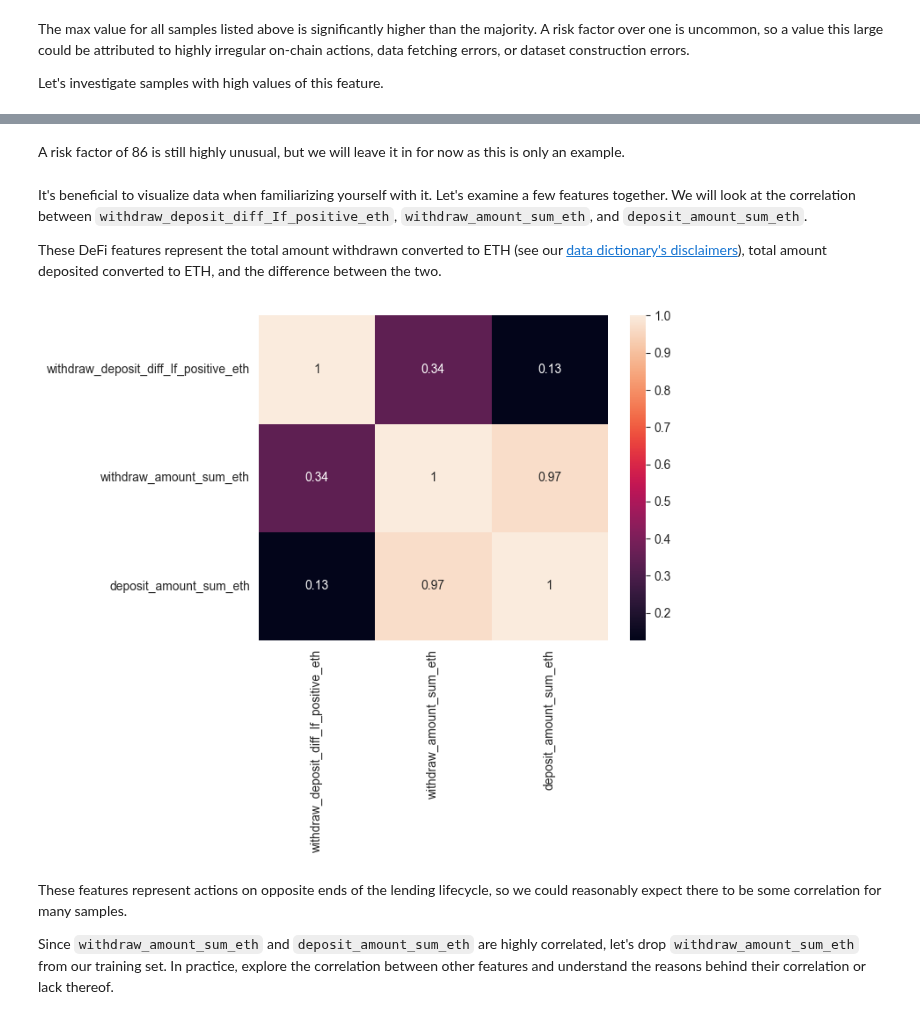
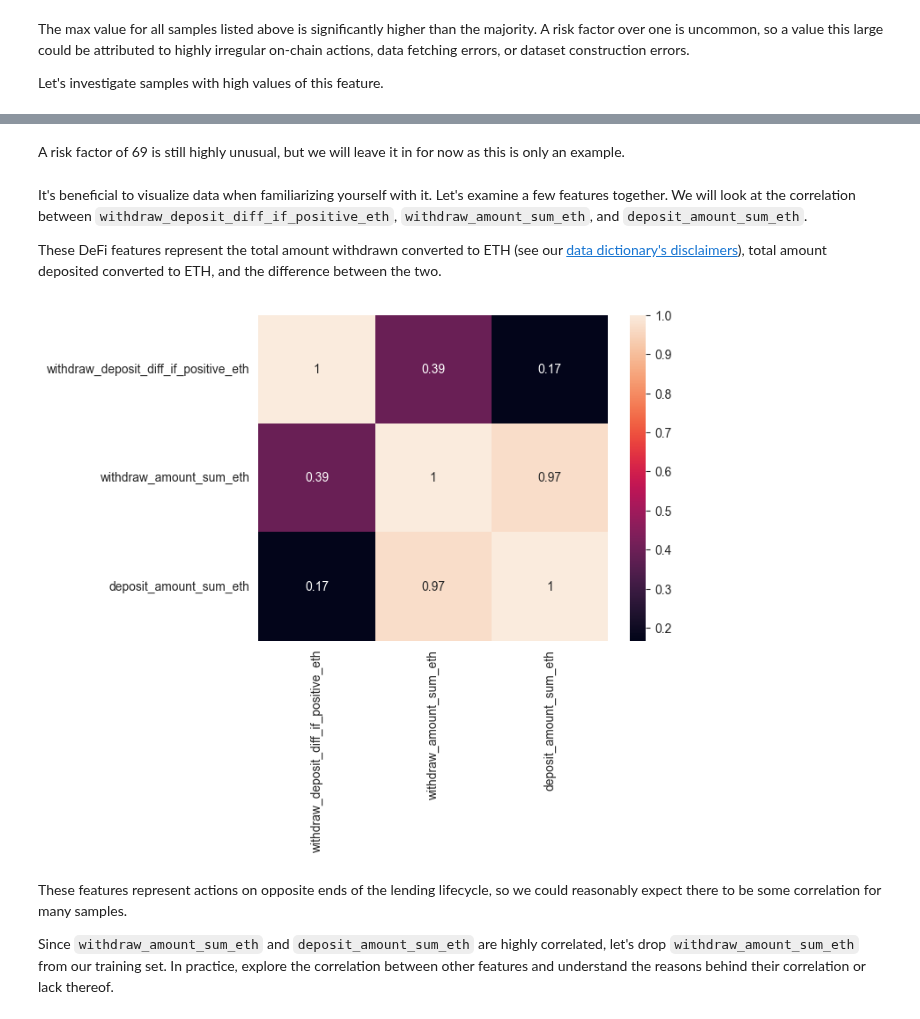
Before and after one commit to Spectral-Finance/challenge-1-modeler-starter-kit, a Jupyter notebook: modeler_starter_kit.ipynb, the cells around one changed output, grey strips where cells are left out. Drawn from its saved outputs; the diff is of its cells as text; code cells hidden in the pictures.

Commit message:
feat: full run with new training data

```diff
--- a/modeler_starter_kit.ipynb
+++ b/modeler_starter_kit.ipynb
@@ -116,20 +116,20 @@ max          86.364163
 Name: max_risk_factor, dtype: float64
 # %% [markdown]
-A risk factor of 86 is still highly unusual, but we will leave it in for now as this is only an example.
+A risk factor of 69 is still highly unusual, but we will leave it in for now as this is only an example.
 # %% [markdown]
-It's beneficial to visualize data when familiarizing yourself with it. Let's examine a few features together. We will look at the correlation between `withdraw_deposit_diff_If_positive_eth`, `withdraw_amount_sum_eth`, and `deposit_amount_sum_eth`.
+It's beneficial to visualize data when familiarizing yourself with it. Let's examine a few features together. We will look at the correlation between `withdraw_deposit_diff_if_positive_eth`, `withdraw_amount_sum_eth`, and `deposit_amount_sum_eth`.
 
 These DeFi features represent the total amount withdrawn converted to ETH (see our [data dictionary's disclaimers](https://docs.spectral.finance/modeler-handbook/2.-model-training/step-3-fetch-training-dataset)), total amount deposited converted to ETH, and the difference between the two.
 # %%
 import matplotlib.pyplot as mp
 import seaborn as sb
 
-dataplot = sb.heatmap(training_dataframe[['withdraw_deposit_diff_If_positive_eth',
+dataplot = sb.heatmap(training_dataframe[['withdraw_deposit_diff_if_positive_eth',
                                           'withdraw_amount_sum_eth',
                                           'deposit_amount_sum_eth' ]].corr(), annot=True)
 mp.show()
 # %% [output]
-[figure, old version]
+[figure, new version]
 # %% [markdown]
 These features represent actions on opposite ends of the lending lifecycle, so we could reasonably expect there to be some correlation for many samples.
 
```
Also changed, not shown: parts of 19 cells of this notebook.
